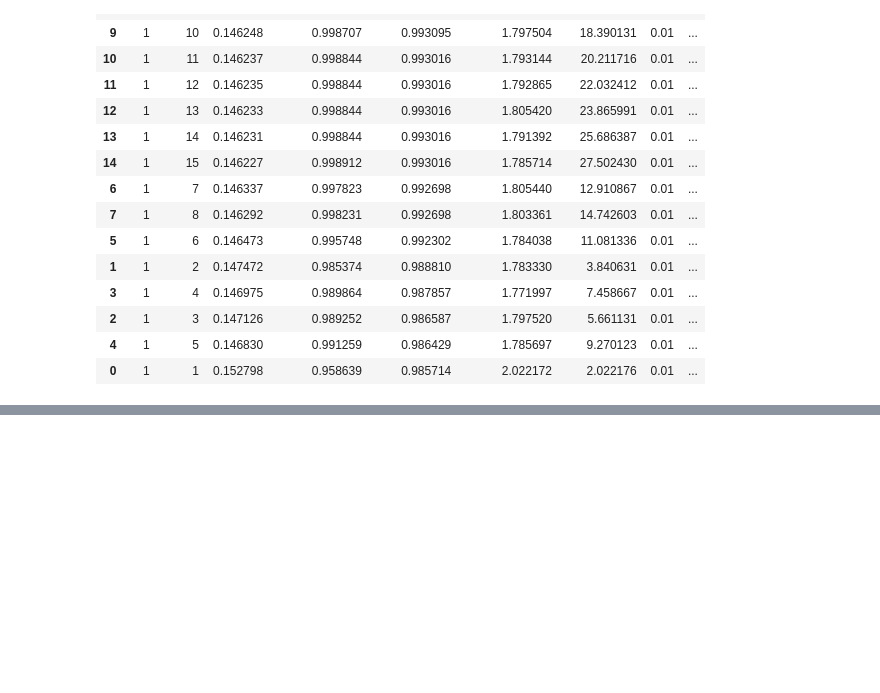
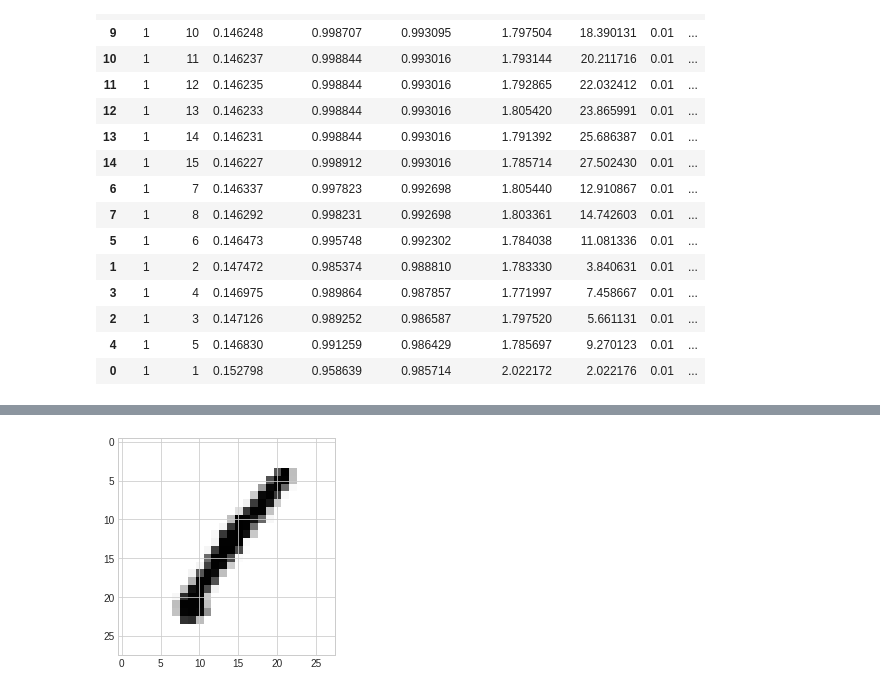
Before and after one commit to vintagedeek/mnist, a Jupyter notebook: kaggle_mnist_cnn_v1_99.ipynb, the cells around one changed output, grey strips where cells are left out. Cells and saved outputs as stored; diff of their text form; code cells hidden in the pictures; blank space fills up the shorter version.

```diff
--- a/kaggle_mnist_cnn_v1_99.ipynb
+++ b/kaggle_mnist_cnn_v1_99.ipynb
@@ -1106,0 +1357,5 @@ pd.DataFrame.from_dict(m.run_data).sort_values('val_accuracy', ascending=False)[
+# %%
+plt.imshow(X_train[0].reshape((28, 28)))
+plt.show()
+# %% [output]
+[figure, added]
```
Also changed, not shown: parts of 31 cells of this notebook.
